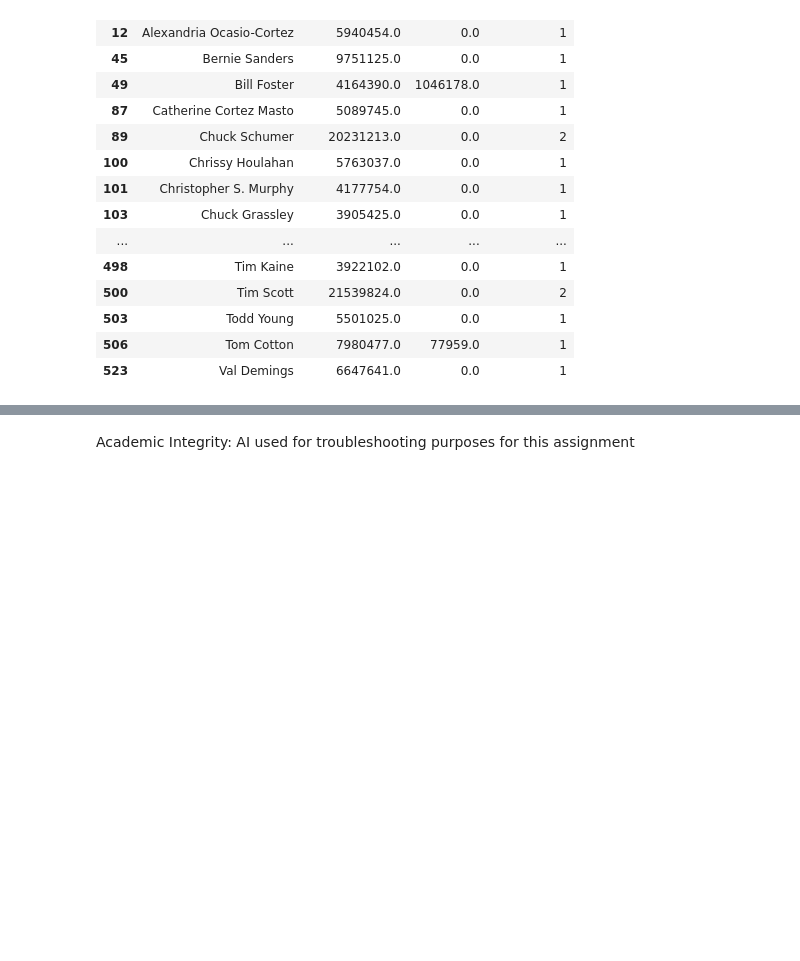
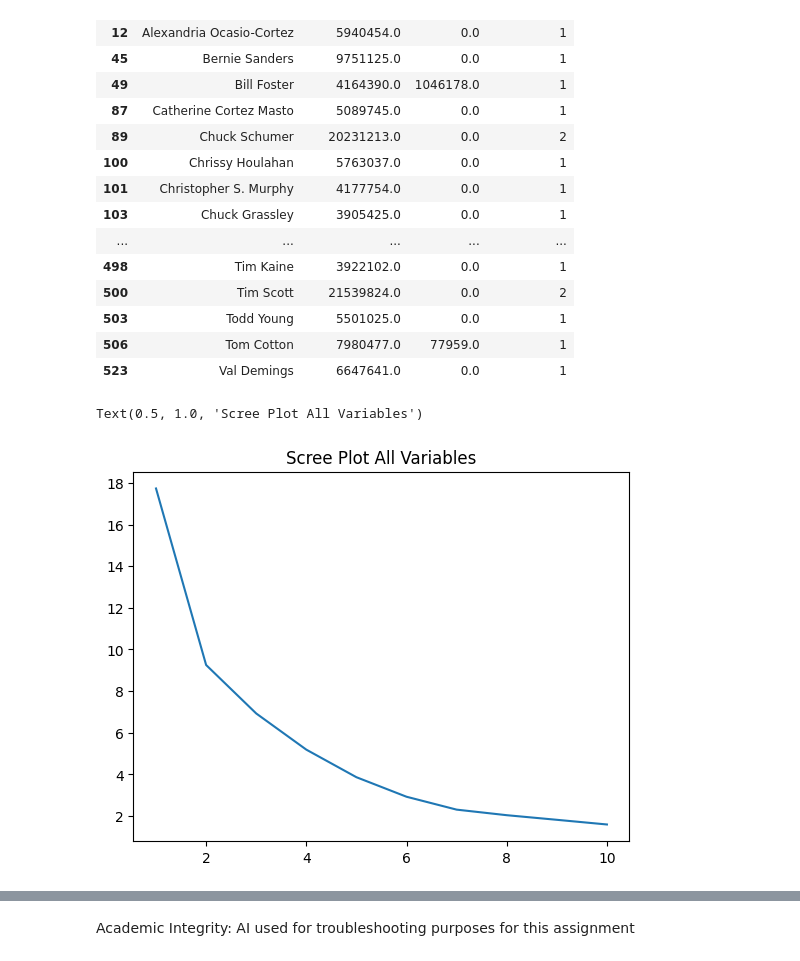
Before and after one commit to miacachion/clustering_assignment, a Jupyter notebook: assignment_clustering.ipynb, the cells around one changed output, grey strips where cells are left out. Drawn from its saved outputs; the diff is of its cells as text; code cells hidden in the pictures; blank space fills up the shorter version.

```diff
--- a/assignment_clustering.ipynb
+++ b/assignment_clustering.ipynb
@@ -299,3 +302,19 @@ small_2_clusters2[["Member", "Cash on Hand", "Debts", "Cluster_CD"]]
 | 503 | Todd Young | 5501025.0 | 0.0 | 1 |
 | 506 | Tom Cotton | 7980477.0 | 77959.0 | 1 |
 | 523 | Val Demings | 6647641.0 | 0.0 | 1 |
+# %%
+#4
+
+X_all = df[["Raised_norm", "Spent_norm", "Coh_norm", "Debts_norm"]].values
+
+SSE = []
+k_bar = 10
+for k in range(1, k_bar+1):
+    model = KMeans(n_clusters=k, max_iter=300, n_init=10, random_state=0)
+    model.fit(X_all)
+    SSE.append(model.inertia_)
+
+sns.lineplot(x=np.arange(1, k_bar+1), y=SSE).set_title("Scree Plot All Variables")
+# %% [output]
+Text(0.5, 1.0, 'Scree Plot All Variables')
+[figure, added]
```
Also changed, not shown: parts of 6 cells of this notebook.
